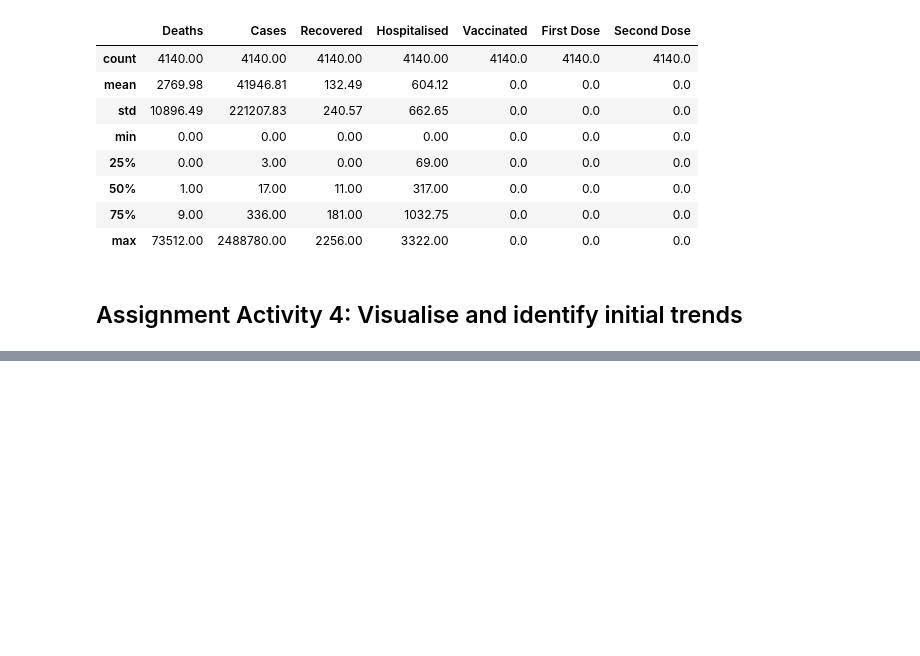
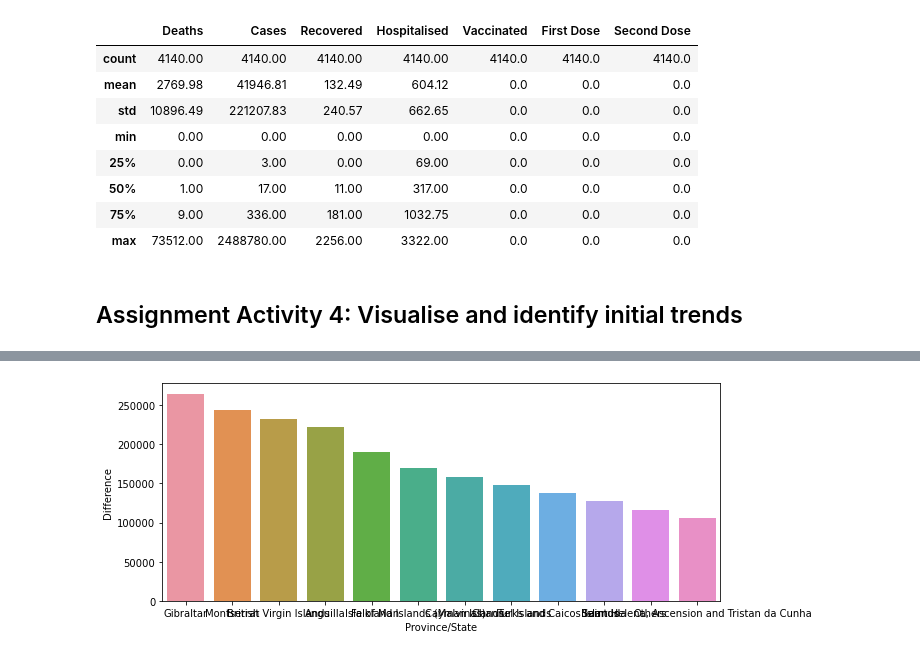
Before and after one commit to MiffySiu/LSE_DA201_COVID_analysis_ChingSum_Siu, a Jupyter notebook: COVID data analysis.ipynb, the cells around one changed output, grey strips where cells are left out. Drawn from its saved outputs; the diff is of its cells as text; code cells hidden in the pictures; blank space fills up the shorter version.

```diff
--- a/COVID data analysis.ipynb
+++ b/COVID data analysis.ipynb
@@ -644,0 +609,9 @@ uk_merge_province
+# %%
+# group the merged DataFrame by regions
+uk_merge_province = uk_merge.groupby('Province/State').agg(sum)\
+                    .sort_values(['Vaccinated'], ascending=False)\
+                    .reset_index()\
+                    .copy()
+
+# view the grouped DataFrame
+uk_merge_province
@@ -645,6 +632,8 @@ uk_merge_province
 # %%
+# add new column with numbers of people received 1st dose but no 2nd dose
+uk_merge_province['Difference'] = uk_merge_province['First Dose'] - uk_merge_province['Second Dose']
+
 # add new column with ratio of people received 2nd dose over 1st dose
-
 uk_merge_province['Vaccinated %'] = \
 round(uk_merge_province['Second Dose'] / uk_merge_province['First Dose']*100, 4)
 
@@ -652,2 +655,13 @@ uk_merge_province
+# %%
+# create an empty plot
+fig_vac_diff, ax = plt.subplots()
+
+# set the figure size
+fig_vac_diff.set_size_inches(10, 4)
+
+# Plot vertical bar graph
+fig_vac_diff = sns.barplot(x="Province/State", y="Difference", data=uk_merge_province)
+# %% [output]
+[figure, added]
 # %%
 # create an empty plot
```
Also changed, not shown: parts of 39 cells of this notebook.
